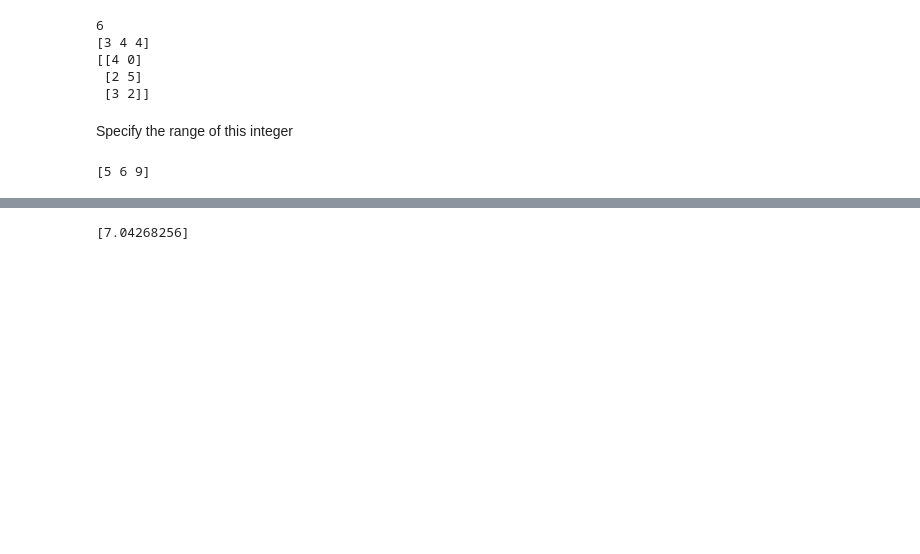
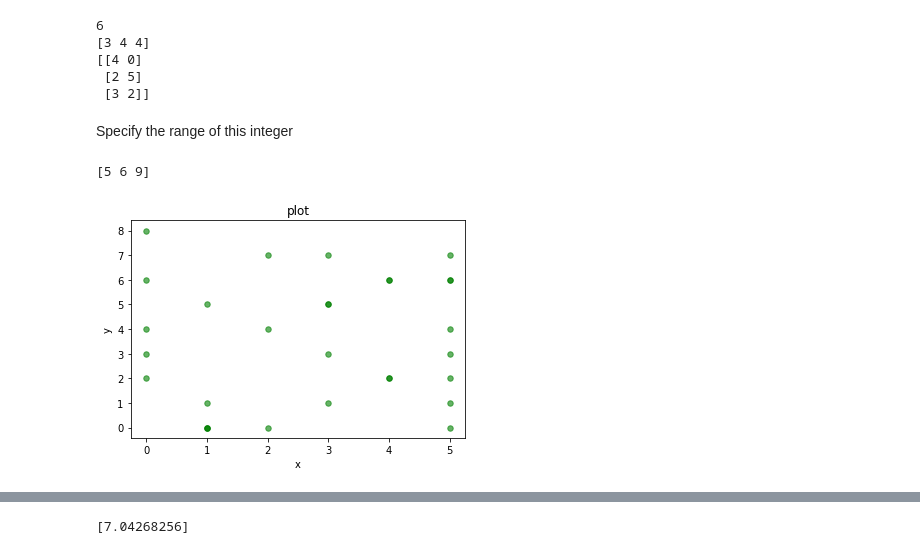
Before and after one commit to Tianle97/-Emerging-Thecnology-Project, a Jupyter notebook: numpy-random.ipynb, the cells around one changed output, grey strips where cells are left out. Saved outputs shown, nothing was run; the diff lists cells and outputs as text; code cells hidden in the pictures; blank space fills up the shorter version.

```diff
--- a/numpy-random.ipynb
+++ b/numpy-random.ipynb
@@ -120,3 +181,21 @@ import numpy as np
 print(np.random.randint(low=5, high=10, size=3)) # random output 3 number,min:5,max:10(随机输出3个数字，最小5，最大10。)
 # %% [output]
 [5 6 9]
+# %%
+# import the package
+import numpy as np
+import matplotlib.pyplot as plt
+
+x = np.random.randint(6,size=30)
+y = np.random.randint(9,size=30)
+
+#Set the title and x-axis and y-axis names
+plt.title('plot')
+plt.xlabel('x')
+plt.ylabel('y')
+
+#show the plot
+plt.scatter(x,y,c='g',s=30,alpha=0.6)
+plt.show()
+# %% [output]
+[figure, added]
```
Also changed, not shown: parts of 19 cells of this notebook.
